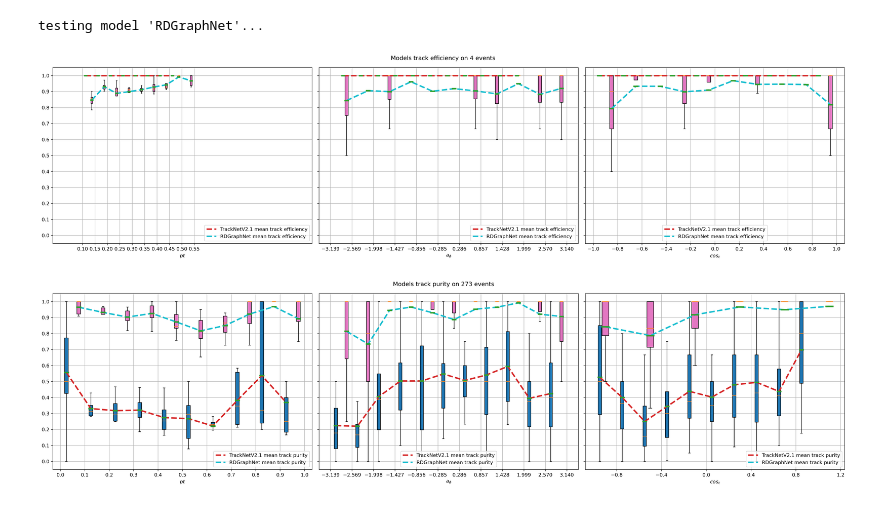
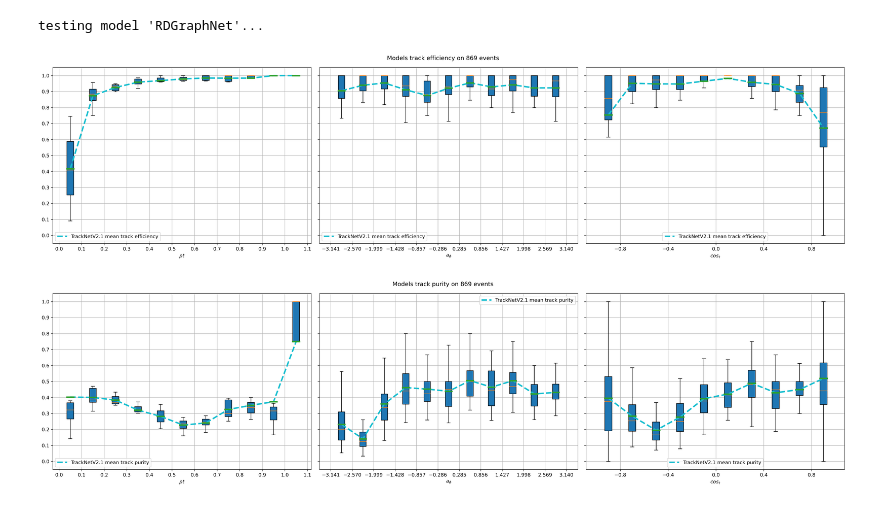
Before and after one commit to t3hseus/ariadne, a Jupyter notebook: notebooks/graphnet_tracknet_eval.ipynb, the cells around one changed output. Cells and saved outputs as stored; diff of their text form; code cells hidden in the pictures.

```diff
--- a/notebooks/graphnet_tracknet_eval.ipynb
+++ b/notebooks/graphnet_tracknet_eval.ipynb
@@ -36,7 +42,7 @@ from ariadne.transformations import Compose, ConstraintsNormalize, ToCylindrical
 events = parse("/zfs/hybrilit.jinr.ru/user/p/pgonchar/data/bes3/events/3.txt", csv_params=csv_params, events_quantity=':')
 #events = parse("/Users/egor/prog/dubna/models2606/zfs/hybrilit.jinr.ru/user/p/pgonchar/data/bes3/events/3.txt", csv_params=csv_params, events_quantity=':')
 events = next(events)[0]
-n_events = 300
+n_events = 1000
 events_to_analyze = events[events.event < n_events]
 
 global_transformer = Compose([
@@ -235,7 +243,6 @@ from itertools import chain
 import traceback
 from time import sleep
 from tqdm import tqdm
-
 
 
 def test_model(events, model_load_func,model_preprocess_func, model_run_func):
@@ -249,7 +256,6 @@ def test_model(events, model_load_func,model_preprocess_func, model_run_func):
         for ev_id, event_df in events.groupby('event'):
             pbar.set_description('processed: %d' % (ev_id))
             pbar.update(1)
-
             try:
                 preprocess_result = model_preprocess_func(event_df)
                 if preprocess_result is None:
@@ -314,6 +320,7 @@ def build_model_results(model_name, events, load_tracknet_models, preprocess_one
 
     all_events_df = pd.DataFrame(columns=['event','multiplicity','pred', 'time'])
 
+    total_pred_tracks = 0
     with tqdm(total=events.event.nunique(), file=sys.stdout) as pbar:
         for idx, event in events.groupby('event'):
             pbar.set_description('processed: %d' % (idx))
@@ -398,7 +405,7 @@ def build_model_results(model_name, events, load_tracknet_models, preprocess_one
                     reco_tracks += 1
 
             all_tracks_df = pd.concat([all_tracks_df, ghosts.to_df()], ignore_index=True)
-
+            total_pred_tracks += len(edge_ind_pred)
             hits_pred = set(chain.from_iterable(edge_ind_pred))
 
             found_hits = hits_pred.intersection(hits_in_event)
@@ -440,6 +447,7 @@ def build_model_results(model_name, events, load_tracknet_models, preprocess_one
     print(f"Results for model '{model_name}'")
     print("Total track efficiency: %.04f" % (total_tracks_true / total_tracks))
     print("Total hit efficiency: %.04f" % (total_hits_true / total_hits))
+    print("Total track purity: %.04f" % (total_tracks_true / total_pred_tracks))
     print("Total event efficiency: %.04f" % (total_events_true / total_events))
     #print("Mean event processing speed: %.02f" % (all_events_df.time.mean()))
 
@@ -850,10 +859,10 @@ def plot_model_results(model_names, model_results_arr, mode_func):
     plt.show()
     pass
 # %%
-plot_model_results(["TrackNetV2.1", 'RDGraphNet'], [res_tracknet, res_graph], to_recall)
+plot_model_results(["TrackNetV2.1"], [res_tracknet], to_recall)
 # %% [output]
-[figure, old version]
+[figure, new version]
 # %%
-plot_model_results(["TrackNetV2.1", 'RDGraphNet'], [res_tracknet, res_graph], to_precision)
+plot_model_results(["TrackNetV2.1"], [res_tracknet], to_precision)
 # %% [output]
-[figure, old version]
+[figure, new version]
```
Also changed, not shown: parts of 6 cells of this notebook.
